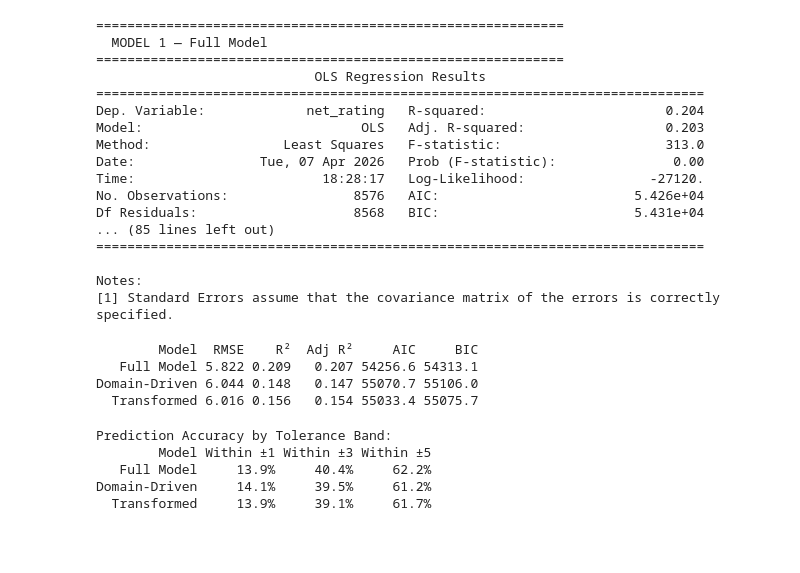
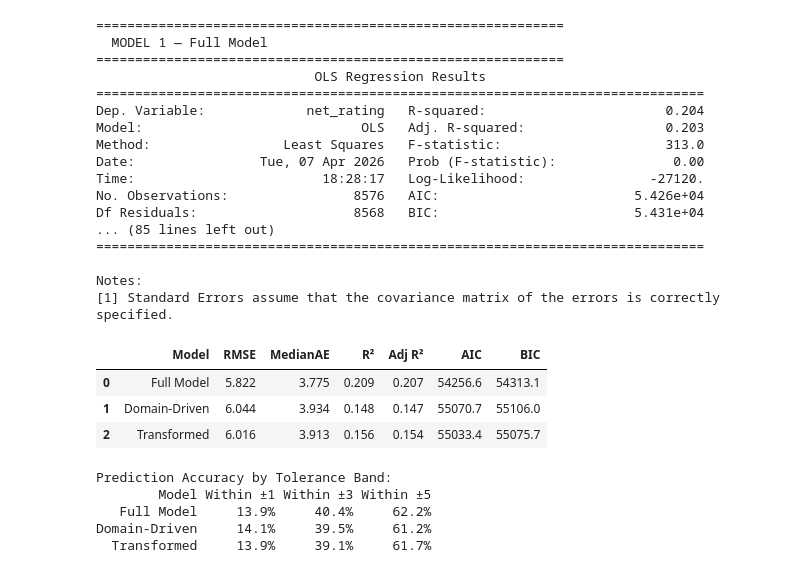
Before and after one commit to ChiragSethi-04/nba-performance-analysis, a Jupyter notebook: notebooks/03_Evaluation.ipynb, the cells around one changed output. Drawn from its saved outputs; the diff is of its cells as text; code cells hidden in the pictures; blank space fills up the shorter version.

```diff
--- a/notebooks/03_Evaluation.ipynb
+++ b/notebooks/03_Evaluation.ipynb
@@ -97,30 +97,34 @@ Df Residuals:                    8568   BIC:                         5.431e+04
 Notes:
 [1] Standard Errors assume that the covariance matrix of the errors is correctly specified.
 # %%
+from sklearn.metrics import mean_squared_error, r2_score, median_absolute_error
+from IPython.display import display
+
 def evaluate_model(model, X_test, y_test, model_name):
     X_const = sm.add_constant(X_test)
     y_pred = model.predict(X_const)
     rmse = np.sqrt(mean_squared_error(y_test, y_pred))
     r2 = r2_score(y_test, y_pred)
     n = len(y_test)
     k = X_test.shape[1]
     adj_r2 = 1 - (1 - r2) * (n - 1) / (n - k - 1)
-    return {'Model': model_name, 'RMSE': round(rmse, 3),
+    mae = median_absolute_error(y_test, y_pred)
+    return {'Model': model_name, 'RMSE': round(rmse, 3), 'MedianAE': round(mae, 3),
             'R²': round(r2, 3), 'Adj R²': round(adj_r2, 3),
             'AIC': round(model.aic, 1), 'BIC': round(model.bic, 1)}
 
 results = pd.DataFrame([
     evaluate_model(model1, X_test_f, y_test, "Full Model"),
     evaluate_model(model2, X_test_d, y_test, "Domain-Driven"),
     evaluate_model(model3, X_test_t, y_test, "Transformed"),
 ])
 
-print(results.to_string(index=False))
+display(results)
 # %% [output]
-        Model  RMSE    R²  Adj R²     AIC     BIC
-   Full Model 5.822 0.209   0.207 54256.6 54313.1
-Domain-Driven 6.044 0.148   0.147 55070.7 55106.0
-  Transformed 6.016 0.156   0.154 55033.4 55075.7
+|  | Model | RMSE | MedianAE | R² | Adj R² | AIC | BIC |
+| 0 | Full Model | 5.822 | 3.775 | 0.209 | 0.207 | 54256.6 | 54313.1 |
+| 1 | Domain-Driven | 6.044 | 3.934 | 0.148 | 0.147 | 55070.7 | 55106.0 |
+| 2 | Transformed | 6.016 | 3.913 | 0.156 | 0.154 | 55033.4 | 55075.7 |
 # %%
 # ── Within ±3 net rating accuracy ─────────────────────────────────────────────
 test_cases = [
```
Also changed, not shown: parts of 2 cells of this notebook, 2 other files.
